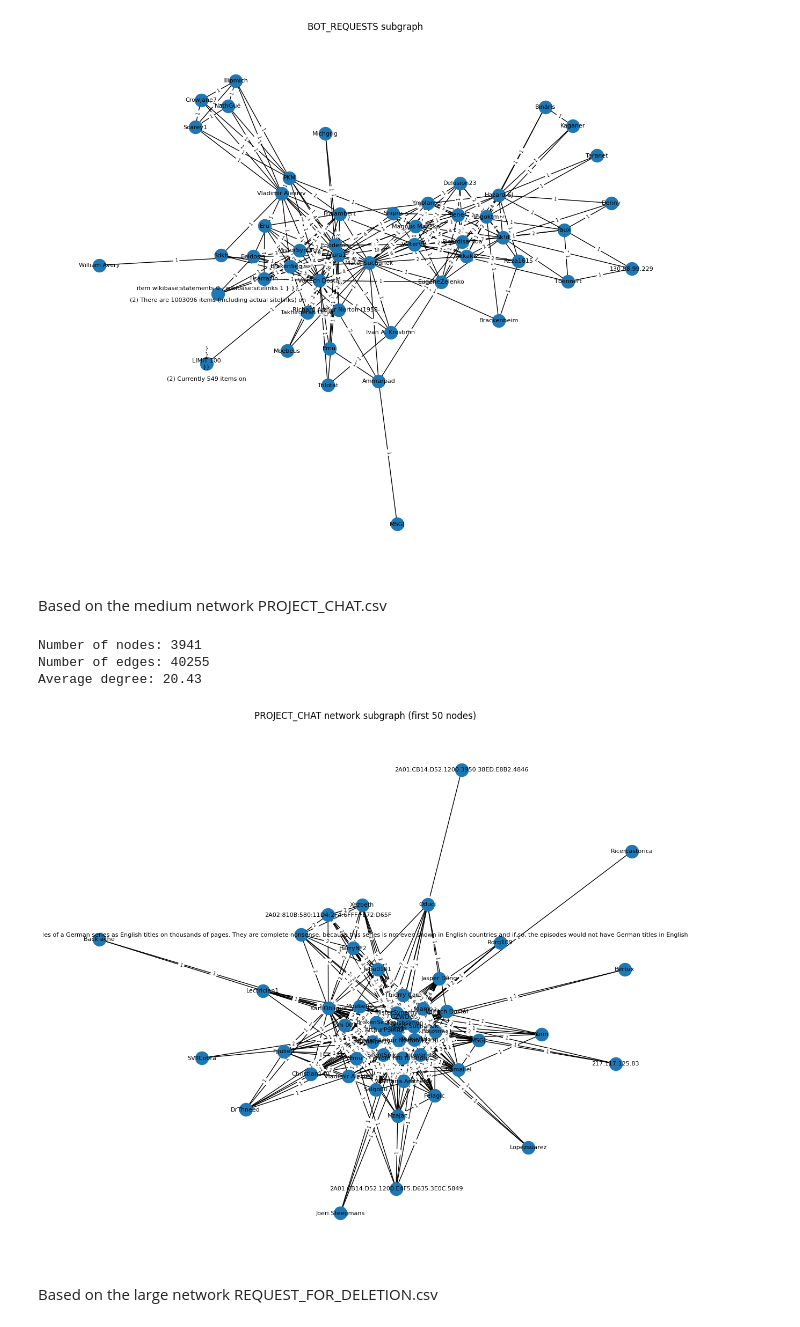
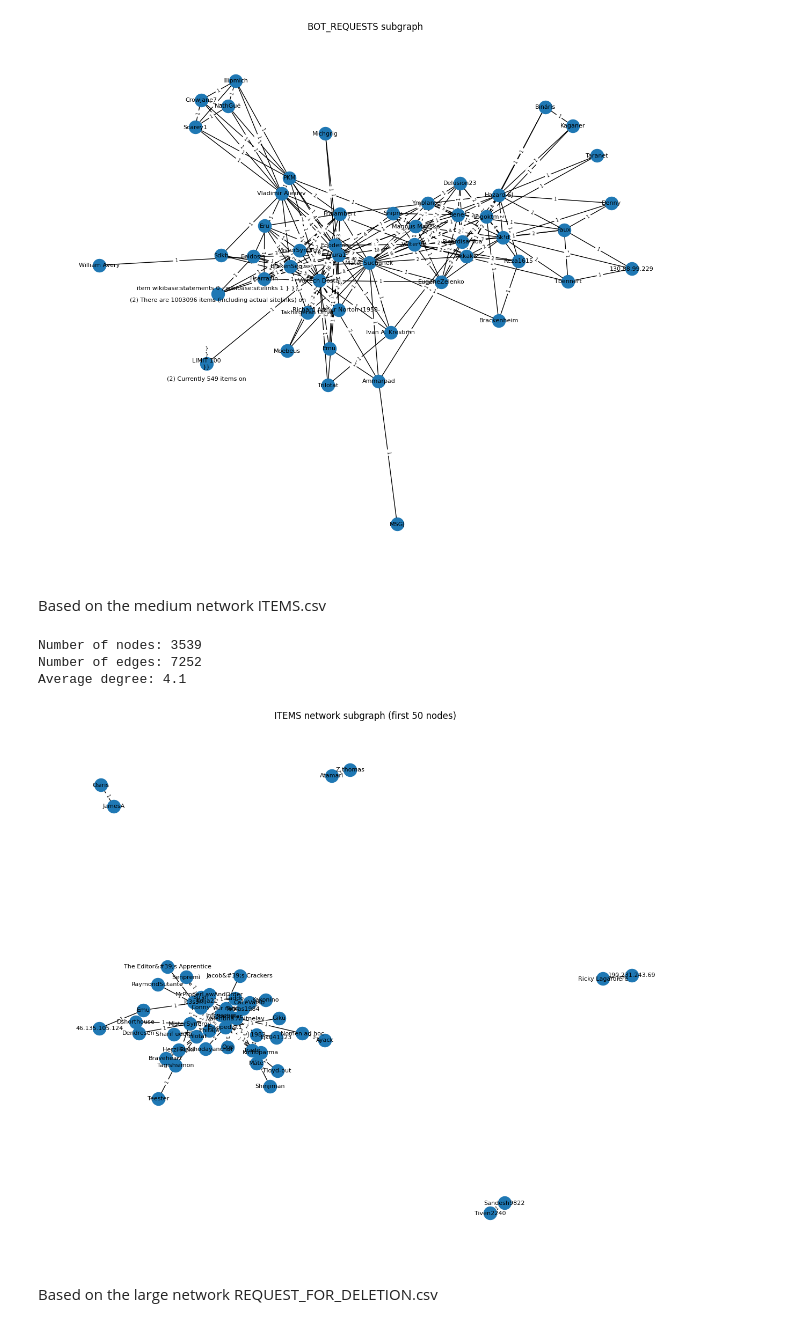
Before and after one commit to wszfln/Network-Data-Analysis-Assessment, a Jupyter notebook: part1.ipynb, the cells around one changed output. Saved outputs shown, nothing was run; the diff lists cells and outputs as text; code cells hidden in the pictures.

Commit message:
Changed the medium network data file

```diff
--- a/part1.ipynb
+++ b/part1.ipynb
@@ -54,50 +54,50 @@ plt.show()
 # %% [output]
 [figure]
 # %% [markdown]
-Based on the medium network PROJECT_CHAT.csv
+Based on the medium network ITEMS.csv
 # %%
 import pandas as pd
 import networkx as nx
 from itertools import combinations
 
-df_projects = pd.read_csv("D://kcl/Network Data Analysis/assessment/datasets/PROJECT_CHAT.csv")
-G_projects = nx.Graph()
-grouped = df_projects.groupby(['page_name', 'thread_subject'])
+df_items = pd.read_csv("D://kcl/Network Data Analysis/assessment/datasets/ITEMS.csv")
+G_items = nx.Graph()
+grouped = df_items.groupby(['page_name', 'thread_subject'])
 for _, group in grouped:
     users = group['username'].unique()
     for u1, u2 in combinations(users, 2):
-        if G_projects.has_edge(u1, u2):
-            G_projects[u1][u2]['weight'] += 1
+        if G_items.has_edge(u1, u2):
+            G_items[u1][u2]['weight'] += 1
         else:
-            G_projects.add_edge(u1, u2, weight=1)
+            G_items.add_edge(u1, u2, weight=1)
 
 # Basic network information
-print("Number of nodes:", G_projects.number_of_nodes())
-print("Number of edges:", G_projects.number_of_edges())
-avg_deg = sum(dict(G_projects.degree()).values()) / G_projects.number_of_nodes()
+print("Number of nodes:", G_items.number_of_nodes())
+print("Number of edges:", G_items.number_of_edges())
+avg_deg = sum(dict(G_items.degree()).values()) / G_items.number_of_nodes()
 print("Average degree:", round(avg_deg, 2))
 # %% [output]
-Number of nodes: 3941
-Number of edges: 40255
-Average degree: 20.43
+Number of nodes: 3539
+Number of edges: 7252
+Average degree: 4.1
 # %%
 import matplotlib.pyplot as plt
 
 # Visualize subgraph (first 50 nodes)
-sub_nodes = list(G_projects.nodes())[:50]
-G_sub = G_projects.subgraph(sub_nodes)
+sub_nodes = list(G_items.nodes())[:50]
+G_sub = G_items.subgraph(sub_nodes)
 
 plt.figure(figsize=(12, 10))
 pos = nx.spring_layout(G_sub, seed=42)
 nx.draw(G_sub, pos, with_labels=True, node_size=300, font_size=8)
 nx.draw_networkx_edge_labels(G_sub, pos,
     edge_labels={(u, v): d['weight'] for u, v, d in G_sub.edges(data=True)},
     font_size=6)
-plt.title("PROJECT_CHAT network subgraph (first 50 nodes)")
+plt.title("ITEMS network subgraph (first 50 nodes)")
 plt.axis("off")
 plt.show()
 # %% [output]
-[figure, old version]
+[figure, new version]
 # %% [markdown]
 Based on the large network REQUEST_FOR_DELETION.csv
 # %%
```
Also changed, not shown: parts of 6 cells of this notebook.
